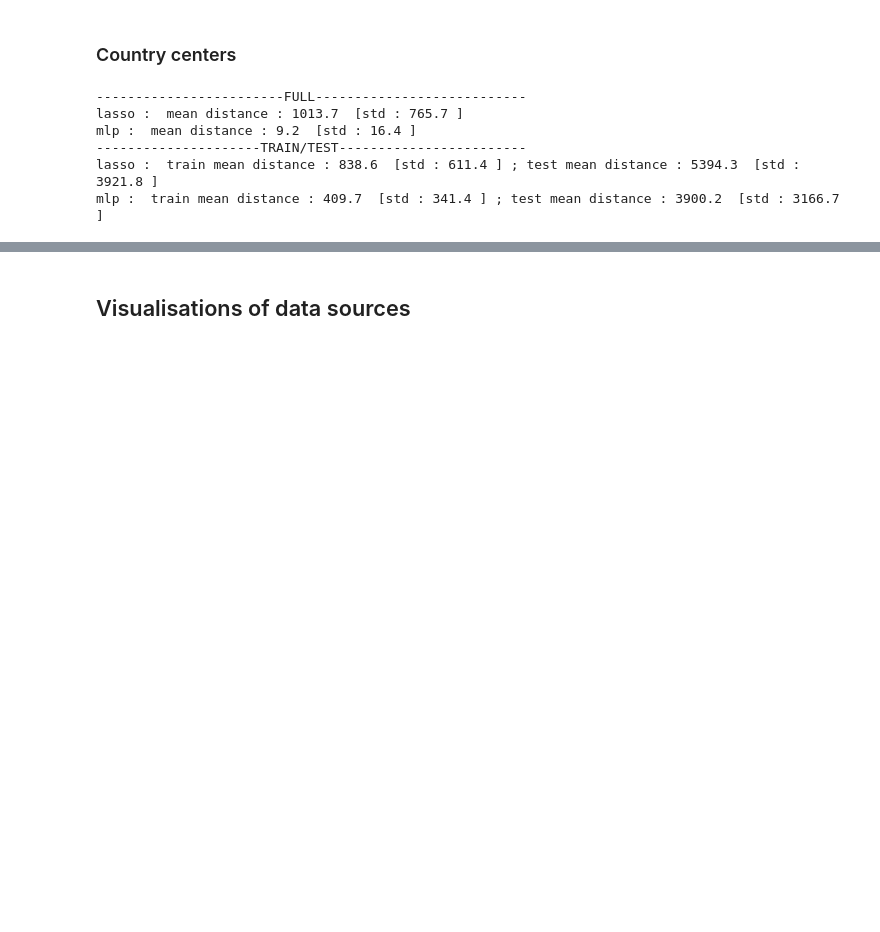
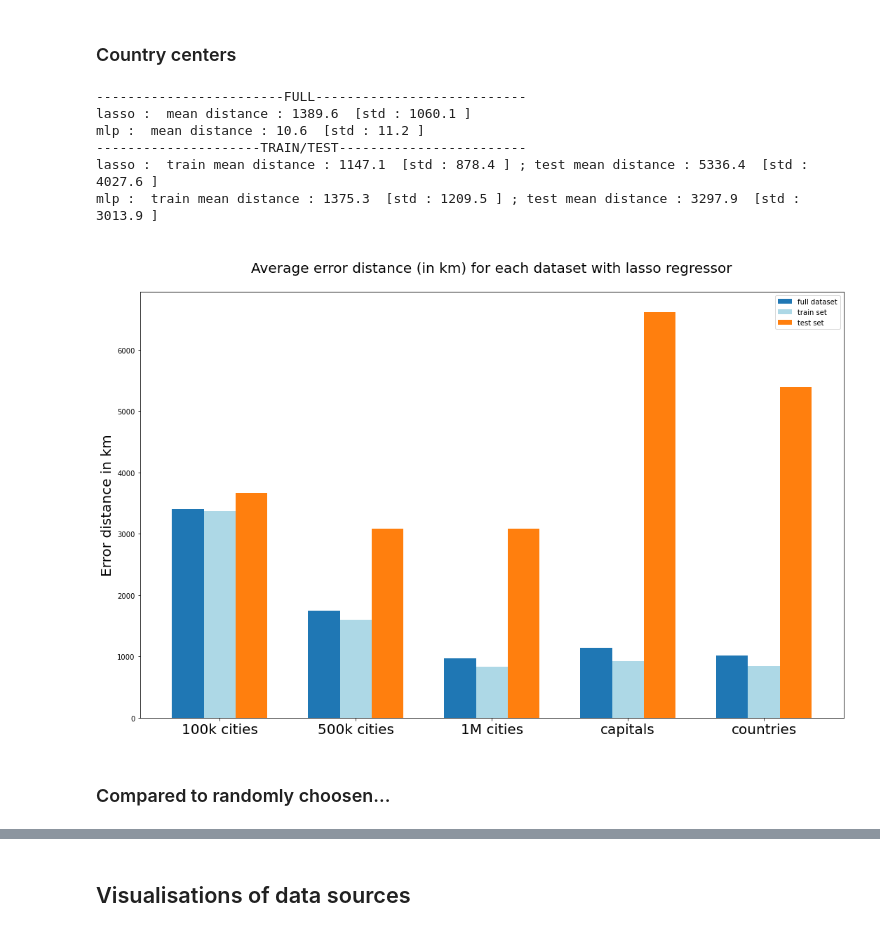
Before and after one commit to blietard/GeographyLMs, a Jupyter notebook: regression.ipynb, the cells around one changed output, grey strips where cells are left out. Saved outputs shown, nothing was run; the diff lists cells and outputs as text; code cells hidden in the pictures; blank space fills up the shorter version.

```diff
--- a/regression.ipynb
+++ b/regression.ipynb
@@ -440,6 +456,6 @@ mlp :  train mean distance : 484.6  [std : 720.1 ] ; test mean distance : 4126.9
 threshold_bigness = 5e5
 y_big = y[cities.Population > threshold_bigness]
 X_big = X[cities.Population > threshold_bigness]
-summary_error_dists(X_big, y_big, rng_seed=42)
+sum_big = summary_error_dists(X_big, y_big, rng_seed=42,output=True, regressors=['mlp'], mlp_size=10, mlp_iter=1000)
 # %% [output]
 ------------------------FULL---------------------------
@@ -454,6 +469,6 @@ mlp :  train mean distance : 92.2  [std : 306.0 ] ; test mean distance : 3206.7
 threshold_biggest = 1e6
 y_bigst = y[cities.Population > threshold_biggest]
 X_bigst = X[cities.Population > threshold_biggest]
-summary_error_dists(X_bigst, y_bigst, rng_seed=42)
+sum_bigst = summary_error_dists(X_bigst, y_bigst,output=True,mlp_iter=2000)
 # %% [output]
 ------------------------FULL---------------------------
@@ -470,7 +484,7 @@ model = 'bert'
 ctx = 'avg'
 y_cap = capitals[['Latitude','Longitude']]
 X_cap = datasets_capitals[model][ctx]
-summary_error_dists(X_cap, y_cap)
+sum_cap = summary_error_dists(X_cap, y_cap,output=True)
 # %% [output]
 ------------------------FULL---------------------------
 lasso :  mean distance : 1144.4  [std : 1312.3 ]
@@ -485,13 +499,44 @@ model = 'bert'
 ctx = 'avg'
 y_countries = countries[['Latitude','Longitude']]
 X_countries = datasets_countries[model][ctx]
-summary_error_dists(X_countries,
-                    y_countries,
-                    mlp_iter=2000)
+sum_countries = summary_error_dists(X_countries, y_countries, mlp_iter=2000,output=True)
 # %% [output]
 ------------------------FULL---------------------------
-lasso :  mean distance : 1013.7  [std : 765.7 ]
-mlp :  mean distance : 9.2  [std : 16.4 ]
+lasso :  mean distance : 1389.6  [std : 1060.1 ]
+mlp :  mean distance : 10.6  [std : 11.2 ]
 ---------------------TRAIN/TEST------------------------
-lasso :  train mean distance : 838.6  [std : 611.4 ] ; test mean distance : 5394.3  [std : 3921.8 ]
-mlp :  train mean distance : 409.7  [std : 341.4 ] ; test mean distance : 3900.2  [std : 3166.7 ]
+lasso :  train mean distance : 1147.1  [std : 878.4 ] ; test mean distance : 5336.4  [std : 4027.6 ]
+mlp :  train mean distance : 1375.3  [std : 1209.5 ] ; test mean distance : 3297.9  [std : 3013.9 ]
+# %%
+summaries = [sum_all,sum_big,sum_bigst,sum_cap,sum_countries]
+reg_name = 'lasso'
+labels = ['100k cities', '500k cities', '1M cities', 'capitals', 'countries']
+full = ([s['full'][reg_name][0] for s in summaries],[s['full'][reg_name][1] for s in summaries])
+train = ([s['train'][reg_name][0] for s in summaries],[s['train'][reg_name][1] for s in summaries])
+test = ([s['test'][reg_name][0] for s in summaries],[s['test'][reg_name][1] for s in summaries])
+
+
+locs = np.arange(len(labels))*1.5  # label locations
+width = 0.35  # the width of the bars
+
+fig, ax = plt.subplots(figsize=(15,10))
+fig.set_facecolor('white')
+rects1 = ax.bar(locs - width, full[0], width, label='full dataset')
+rects2 = ax.bar(locs, train[0], width, label='train set',color='lightblue')
+rects3 = ax.bar(locs + width, test[0], width, label='test set')
+
+# Add some text for labels, title and custom x-axis tick labels, etc.
+ax.set_ylabel('Error distance in km', fontdict = {'fontsize' : 20})
+ax.set_title('\nAverage error distance (in km) for each dataset with '+reg_name+' regressor\n', fontdict = {'fontsize' : 20})
+ax.set_xticks(locs)
+ax.set_xticklabels(labels, fontdict = {'fontsize' : 20})
+ax.legend()
+
+fig.tight_layout()
+
+plt.savefig(reg_name+'_summary.png',dpi=200, facecolor=fig.get_facecolor())
+plt.show()
+# %% [output]
+[figure, added]
+# %% [markdown]
+### Compared to randomly choosen...
```
Also changed, not shown: parts of 25 cells of this notebook, 1 other file.
